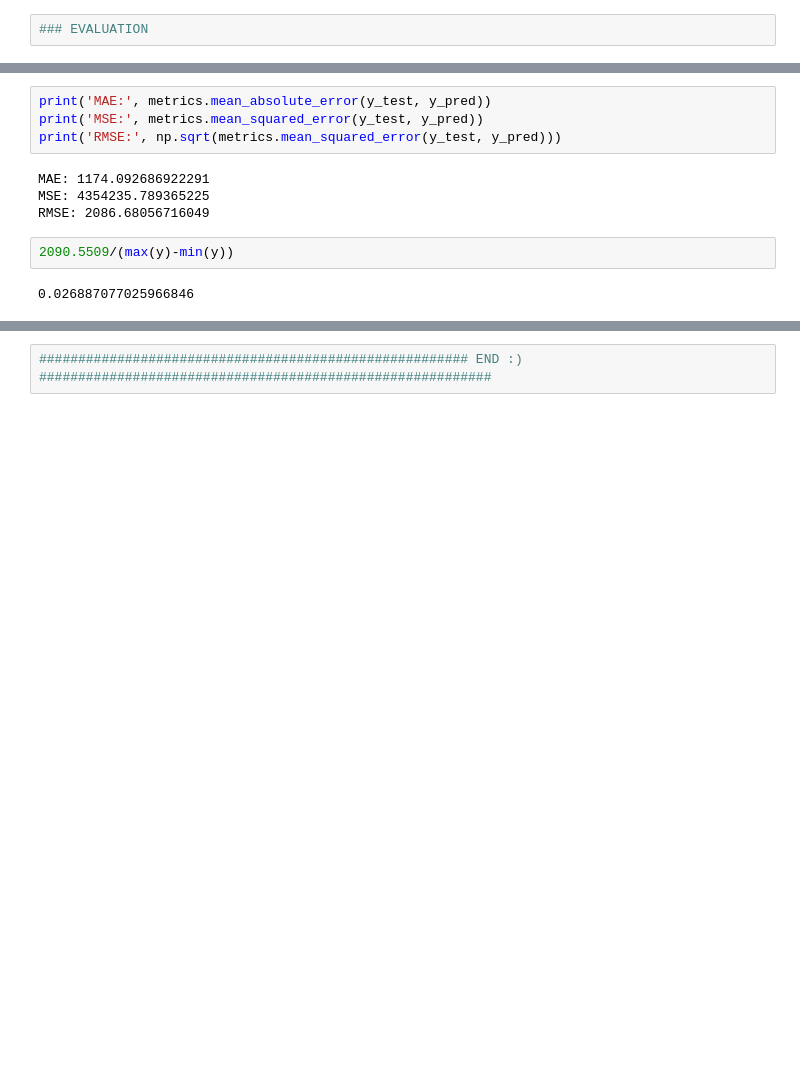
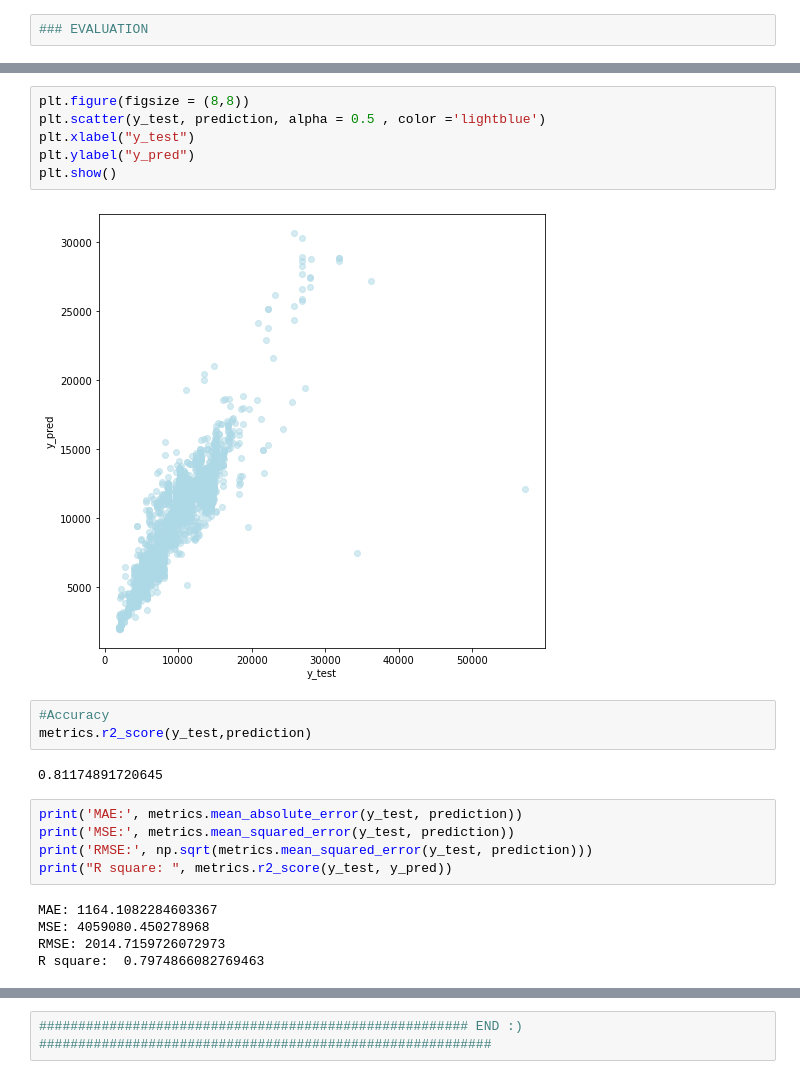
Before and after one commit to x19234236/DMML1-Project, a Jupyter notebook: Dataset 2 - Flight Fare Prediction - Random Forest & Extra Tree Regressor Algorithm.ipynb, the cells around one changed output, grey strips where cells are left out. Drawn from its saved outputs; the diff is of its cells as text; blank space fills up the shorter version.

```diff
--- a/Dataset 2 - Flight Fare Prediction - Random Forest & Extra Tree Regressor Algorithm.ipynb
+++ b/Dataset 2 - Flight Fare Prediction - Random Forest & Extra Tree Regressor Algorithm.ipynb
@@ -457,12 +543,23 @@ from sklearn import metrics
+# %%
+plt.figure(figsize = (8,8))
+plt.scatter(y_test, prediction, alpha = 0.5 , color ='lightblue')
+plt.xlabel("y_test")
+plt.ylabel("y_pred")
+plt.show()
+# %% [output]
+[figure, added]
+# %%
+#Accuracy
+metrics.r2_score(y_test,prediction)
+# %% [output]
+0.81174891720645
 # %%
-print('MAE:', metrics.mean_absolute_error(y_test, y_pred))
-print('MSE:', metrics.mean_squared_error(y_test, y_pred))
-print('RMSE:', np.sqrt(metrics.mean_squared_error(y_test, y_pred)))
+print('MAE:', metrics.mean_absolute_error(y_test, prediction))
+print('MSE:', metrics.mean_squared_error(y_test, prediction))
+print('RMSE:', np.sqrt(metrics.mean_squared_error(y_test, prediction)))
+print("R square: ", metrics.r2_score(y_test, y_pred))
 # %% [output]
-MAE: 1174.092686922291
-MSE: 4354235.789365225
-RMSE: 2086.68056716049
+MAE: 1164.1082284603367
+MSE: 4059080.450278968
+RMSE: 2014.7159726072973
+R square:  0.7974866082769463
-# %%
-2090.5509/(max(y)-min(y))
-# %% [output]
-0.026887077025966846
```
Also changed, not shown: parts of 31 cells of this notebook, 3 other files.
